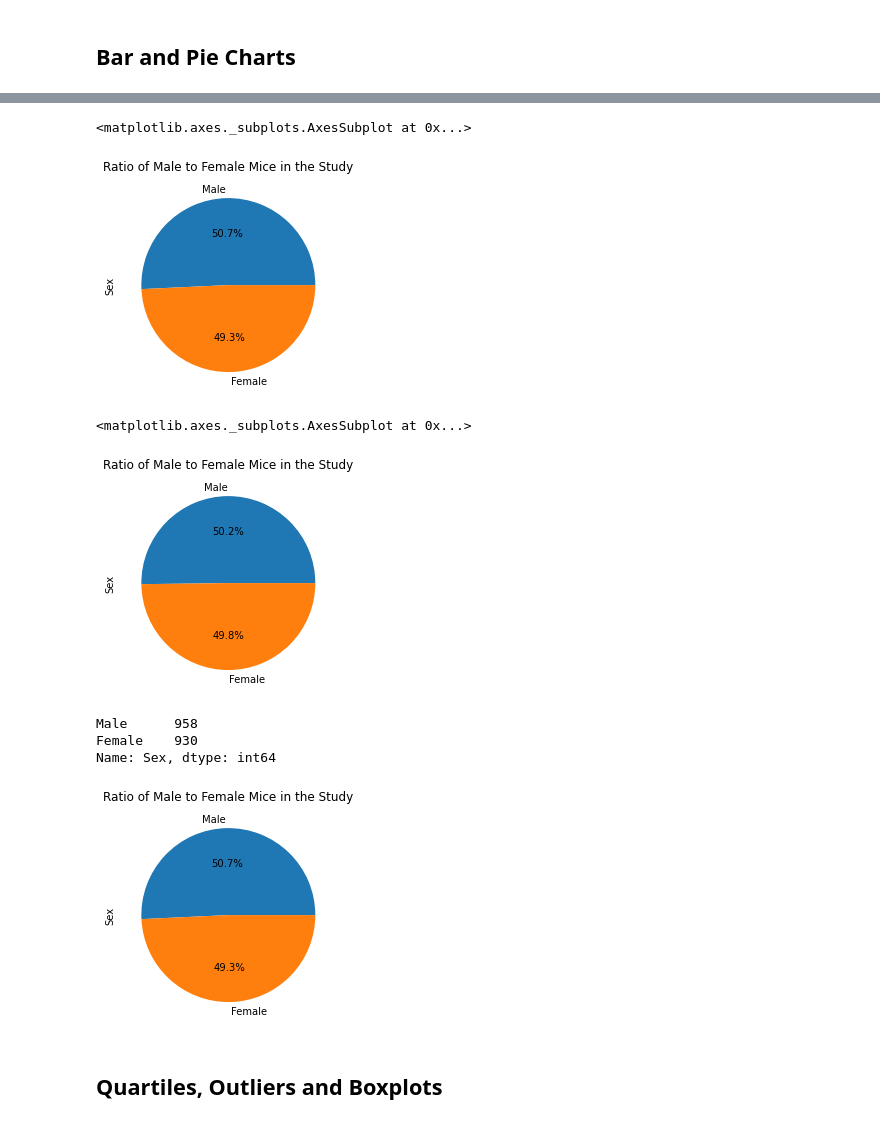
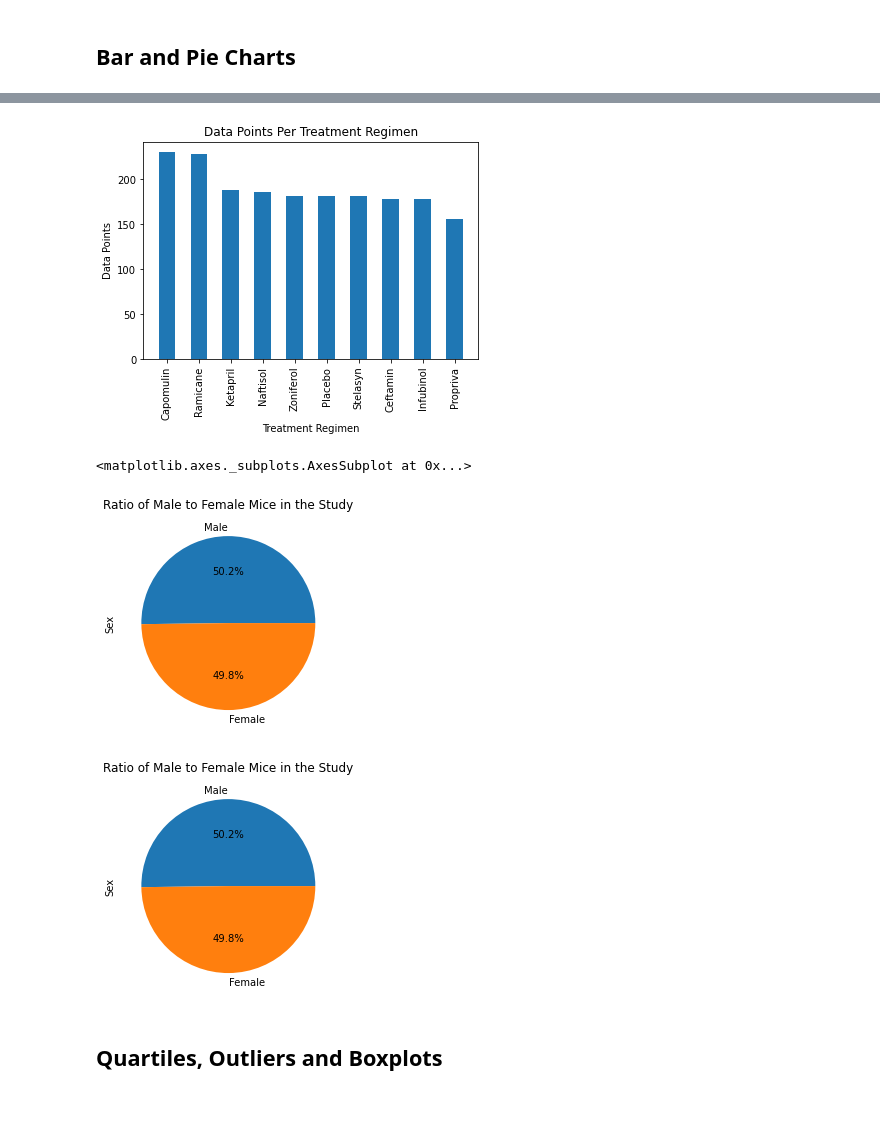
Before and after one commit to js04237/matplotlib-challenge, a Jupyter notebook: pymaceuticals.ipynb, the cells around one changed output, grey strips where cells are left out. Drawn from its saved outputs; the diff is of its cells as text; code cells hidden in the pictures.

```diff
--- a/pymaceuticals.ipynb
+++ b/pymaceuticals.ipynb
@@ -98,34 +112,33 @@ plt.show()
+# %%
+# Generate a bar plot showing the total number of mice for each treatment throughout the course of the study using pyplot.
+
+# Get the relevant information by putting each axis into a list
+y_axis = merge_data["Drug Regimen"].value_counts().tolist()
+x_axis = merge_data["Drug Regimen"].value_counts().index.tolist()
+
+# Define chart title and axis labels
+plt.title("Data Points Per Treatment Regimen")
+plt.xlabel("Treatment Regimen")
+plt.ylabel("Data Points")
+
+# Generate the chart and format it
+plt.bar(x_axis, y_axis, width=0.52)
+plt.xticks(rotation=90)
+plt.show()
+# %% [output]
+[figure, added]
 # %%
 # Generate a pie plot showing the distribution of female versus male mice using pandas
-
-# Get the relevant data for the chart
-mice_sex = merge_data[["Mouse ID", "Sex"]]
-mice_sex.groupby("Sex")
-mice_sex["Sex"].value_counts()
-
-# Generate the chart and format it
-mice_sex["Sex"].value_counts().plot.pie(autopct='%1.1f%%',title="Ratio of Male to Female Mice in the Study")
+mouse_metadata["Sex"].value_counts().plot.pie(autopct='%1.1f%%',title="Ratio of Male to Female Mice in the Study")
 # %% [output]
 <matplotlib.axes._subplots.AxesSubplot at 0x...>
-[figure, old version]
+[figure, new version]
-# %%
-#### I think this is the correct response - it uses actual number of mice - not timepoint counts
-mouse_metadata["Sex"].value_counts().plot.pie(autopct='%1.1f%%',title="Ratio of Male to Female Mice in the Study")
-# %% [output]
-<matplotlib.axes._subplots.AxesSubplot at 0x...>
-[figure, removed]
-# %%
-mice_sex["Sex"].value_counts()
-# %% [output]
-Male      958
-Female    930
-Name: Sex, dtype: int64
 # %%
 # Generate a pie plot showing the distribution of female versus male mice using pyplot
 
 # Get the relevant information by putting each axis into a list
-y_axis = mice_sex["Sex"].value_counts().tolist()
-x_axis = mice_sex["Sex"].value_counts().index.tolist()
+y_axis = mouse_metadata["Sex"].value_counts().tolist()
+x_axis = mouse_metadata["Sex"].value_counts().index.tolist()
 
 # Define chart title and axis labels
 plt.title("Ratio of Male to Female Mice in the Study")
@@ -135,7 +148,7 @@ plt.ylabel("Sex")
 plt.pie(y_axis, labels=x_axis, autopct="%1.1f%%")
 plt.show()
 # %% [output]
-[figure, old version]
+[figure, new version]
 # %% [markdown]
 ## Quartiles, Outliers and Boxplots
 # %%
```
Also changed, not shown: parts of 12 cells of this notebook.
